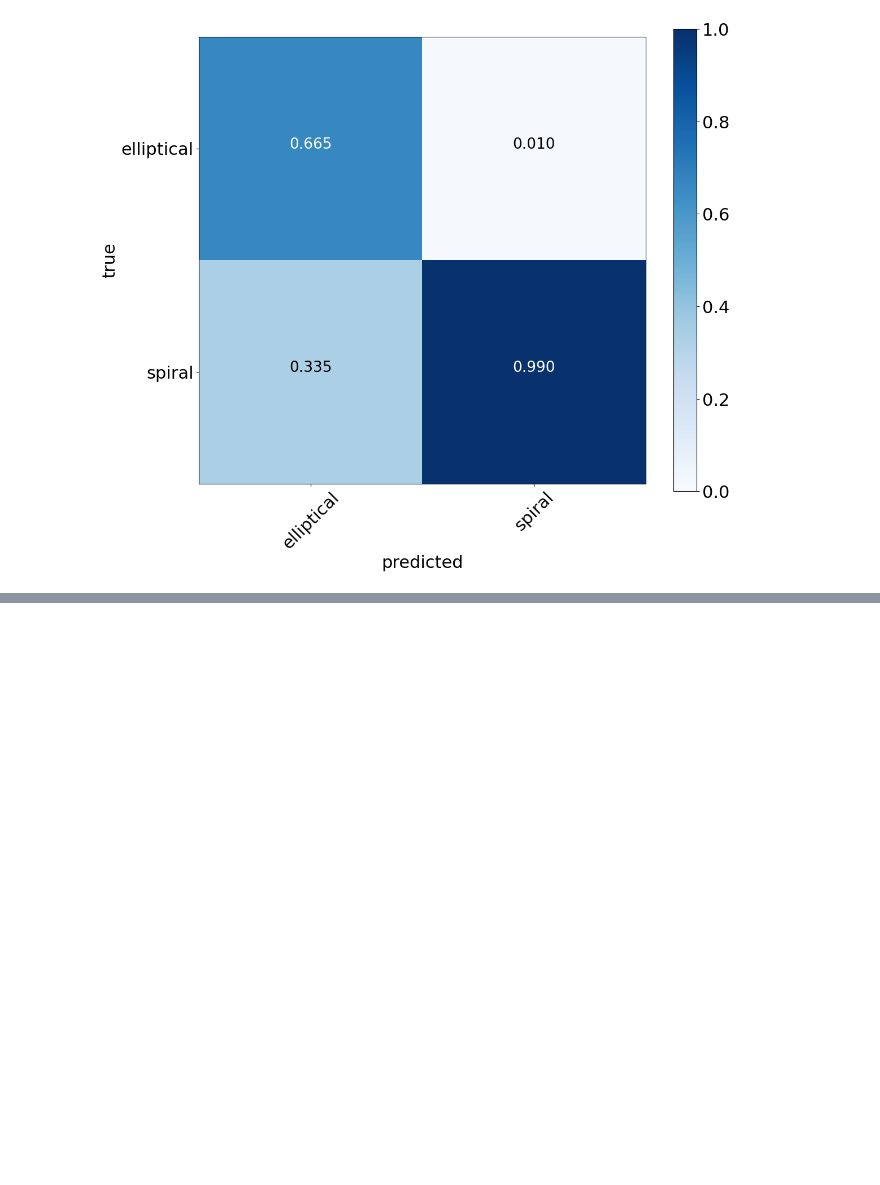
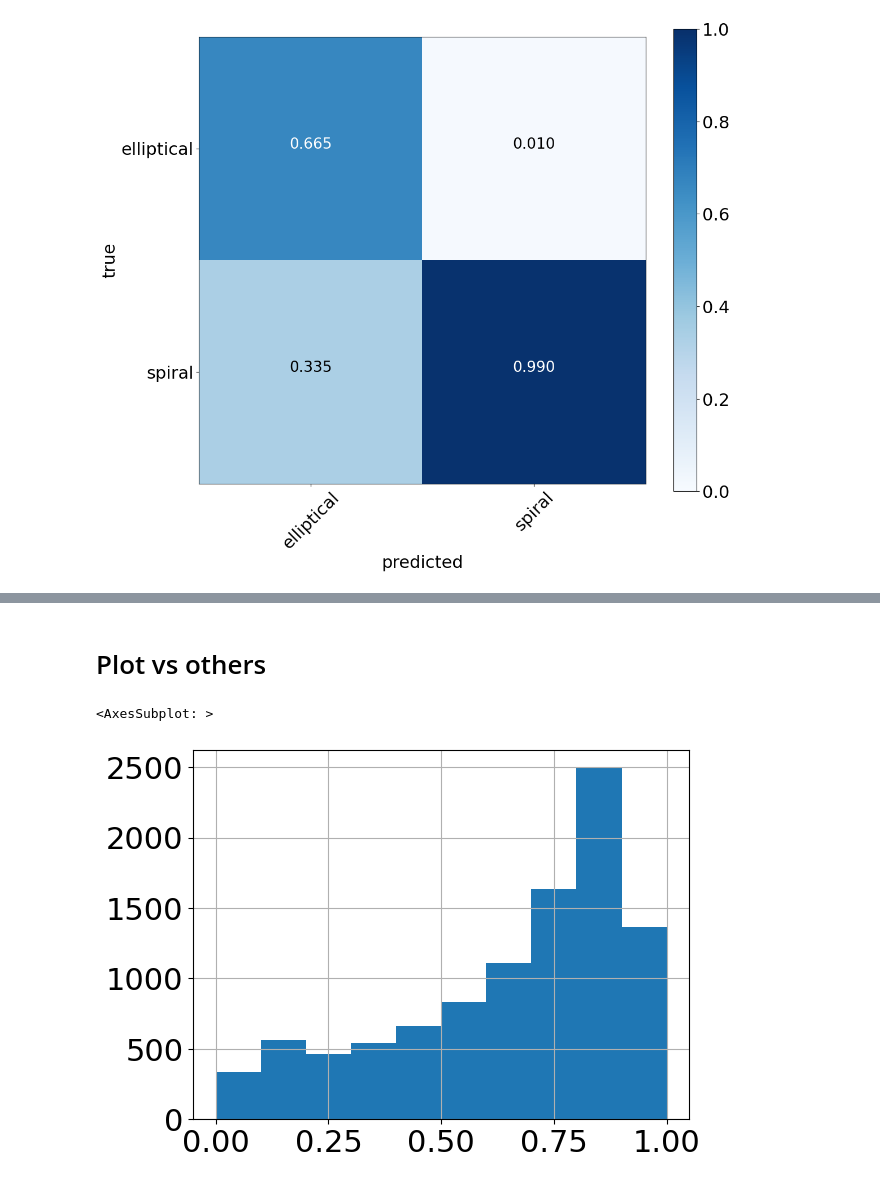
Before and after one commit to mhassans/galaxyMorphology, a Jupyter notebook: Plotting.ipynb, the cells around one changed output, grey strips where cells are left out. Cells and saved outputs as stored; diff of their text form; code cells hidden in the pictures; blank space fills up the shorter version.

```diff
--- a/Plotting.ipynb
+++ b/Plotting.ipynb
@@ -83,0 +223,11 @@ plot_confusion_matrix(df_cl['trueLabels'], df_cl['predictedLabels'], normalize_b
+# %% [markdown]
+# Plot vs others
+# %%
+totalSize = 50000
+k_value=5
+path_quant = 'output/result_Quant-alpha0p05-C500-dataMapFuncNone-interactionZandYZ-weightBalanced-trainSize'+str(int(4*totalSize/5))+'-testSize'+str(int(totalSize/5))+'-foldIdx{}-minOfK'+str(k_value)+'.pkl'
+df_qm = pd.read_pickle(path_quant.format(foldIdx))
+df_qm['G2'].hist()
+# %% [output]
+<AxesSubplot: >
+[figure, added]
```
Also changed, not shown: parts of 17 cells of this notebook, 2 other files.
